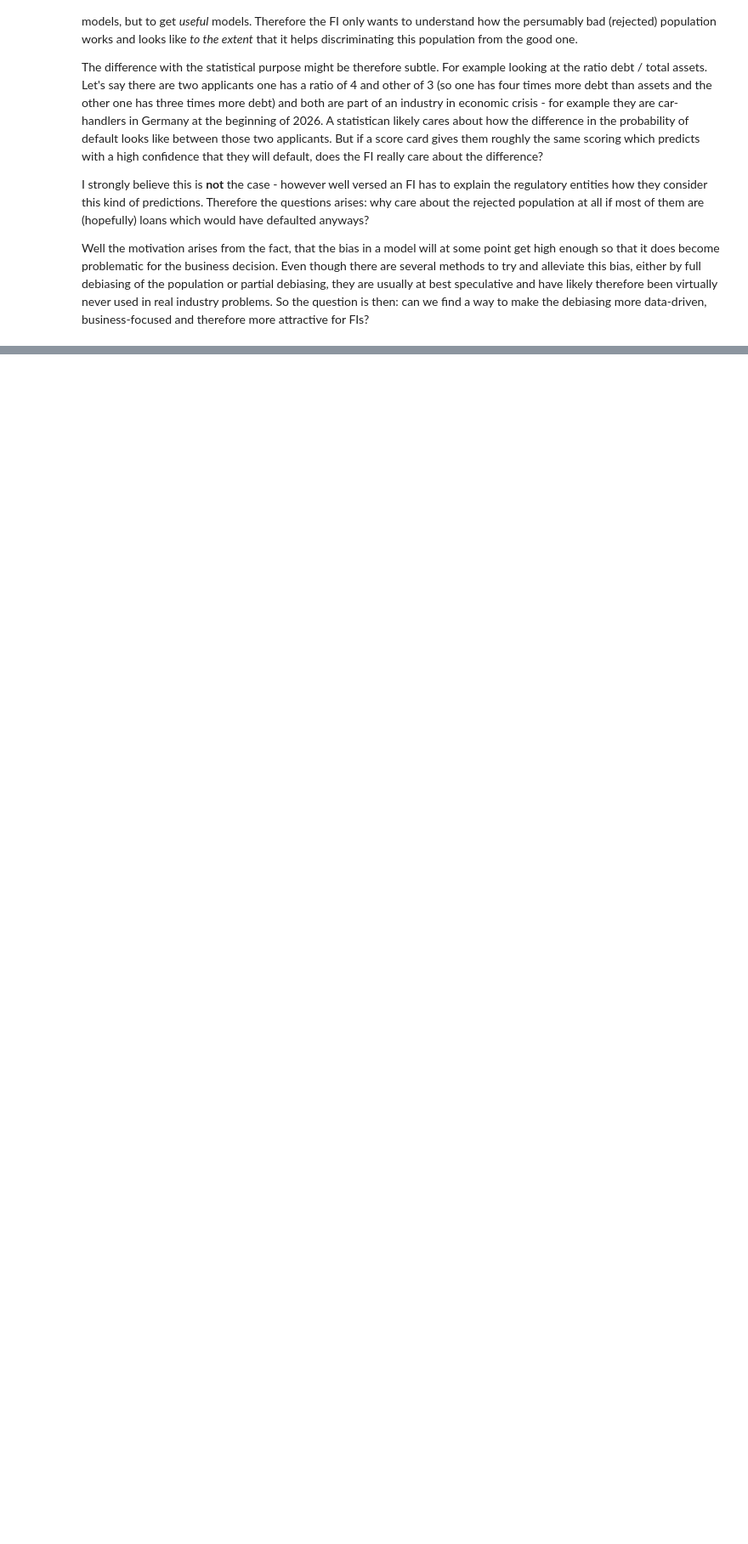
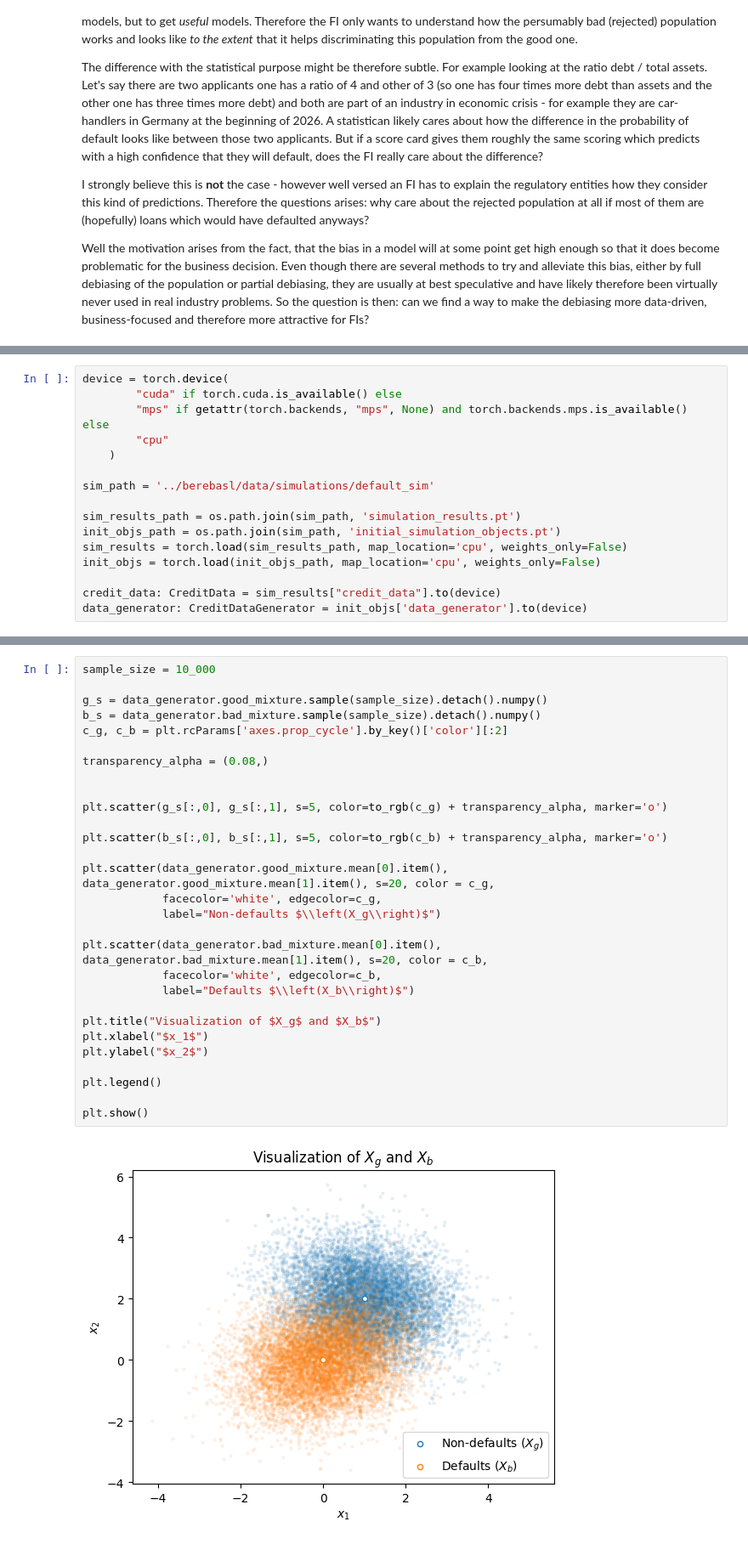
Before and after one commit to TheBISEconStatcian/BEReBASL, a Jupyter notebook: dev/hypothesis_development.ipynb, the cells around one changed output, grey strips where cells are left out. Shown at 85% size. Drawn from its saved outputs; the diff is of its cells as text; blank space fills up the shorter version.

```diff
--- a/dev/hypothesis_development.ipynb
+++ b/dev/hypothesis_development.ipynb
@@ -89,3 +97,19 @@ if base_path not in sys.path:
 from berebasl.simulation.credit_data_simulation import CreditData, CreditDataGenerator
 from berebasl.estimation.bayesian_evaluation import batched_auroc
 from berebasl.estimation.classifiers import TorchLogistic
+# %%
+device = torch.device(
+        "cuda" if torch.cuda.is_available() else
+        "mps" if getattr(torch.backends, "mps", None) and torch.backends.mps.is_available() else
+        "cpu"
+    )
+
+sim_path = '../berebasl/data/simulations/default_sim'
+
+sim_results_path = os.path.join(sim_path, 'simulation_results.pt')
+init_objs_path = os.path.join(sim_path, 'initial_simulation_objects.pt')
+sim_results = torch.load(sim_results_path, map_location='cpu', weights_only=False)
+init_objs = torch.load(init_objs_path, map_location='cpu', weights_only=False)
+
+credit_data: CreditData = sim_results["credit_data"].to(device)
+data_generator: CreditDataGenerator = init_objs['data_generator'].to(device)
@@ -91,0 +174,31 @@ from berebasl.estimation.classifiers import TorchLogistic
+# %%
+sample_size = 10_000
+
+g_s = data_generator.good_mixture.sample(sample_size).detach().numpy()
+b_s = data_generator.bad_mixture.sample(sample_size).detach().numpy()
+c_g, c_b = plt.rcParams['axes.prop_cycle'].by_key()['color'][:2]
+
+transparency_alpha = (0.08,)
+
+
+plt.scatter(g_s[:,0], g_s[:,1], s=5, color=to_rgb(c_g) + transparency_alpha, marker='o')
+
+plt.scatter(b_s[:,0], b_s[:,1], s=5, color=to_rgb(c_b) + transparency_alpha, marker='o')
+
+plt.scatter(data_generator.good_mixture.mean[0].item(), data_generator.good_mixture.mean[1].item(), s=20, color = c_g,
+            facecolor='white', edgecolor=c_g,
+            label="Non-defaults $\\left(X_g\\right)$")
+
+plt.scatter(data_generator.bad_mixture.mean[0].item(), data_generator.bad_mixture.mean[1].item(), s=20, color = c_b,
+            facecolor='white', edgecolor=c_b,
+            label="Defaults $\\left(X_b\\right)$")
+
+plt.title("Visualization of $X_g$ and $X_b$")
+plt.xlabel("$x_1$")
+plt.ylabel("$x_2$")
+
+plt.legend()
+
+plt.show()
+# %% [output]
+[figure, added]
```
Also changed, not shown: parts of 13 cells of this notebook.
